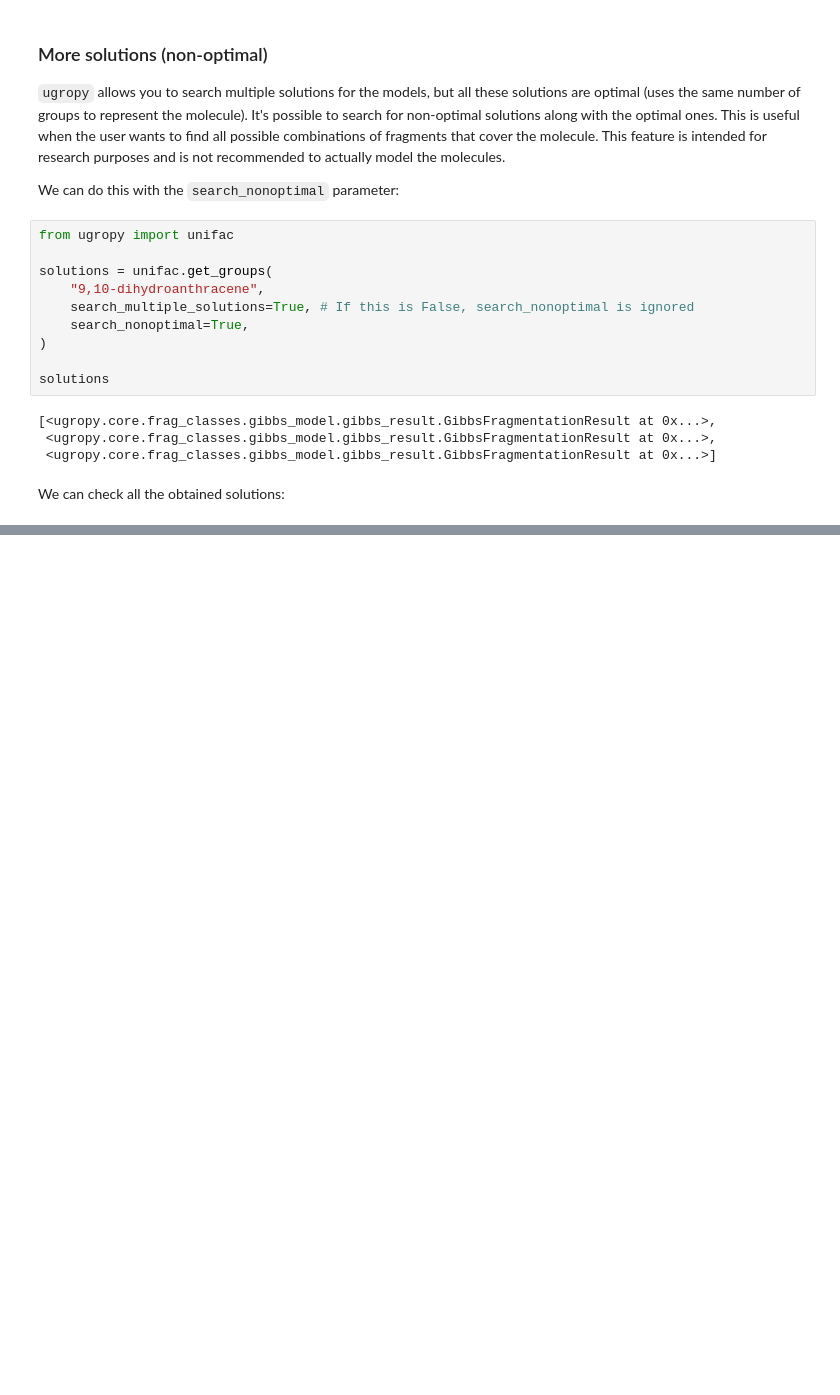
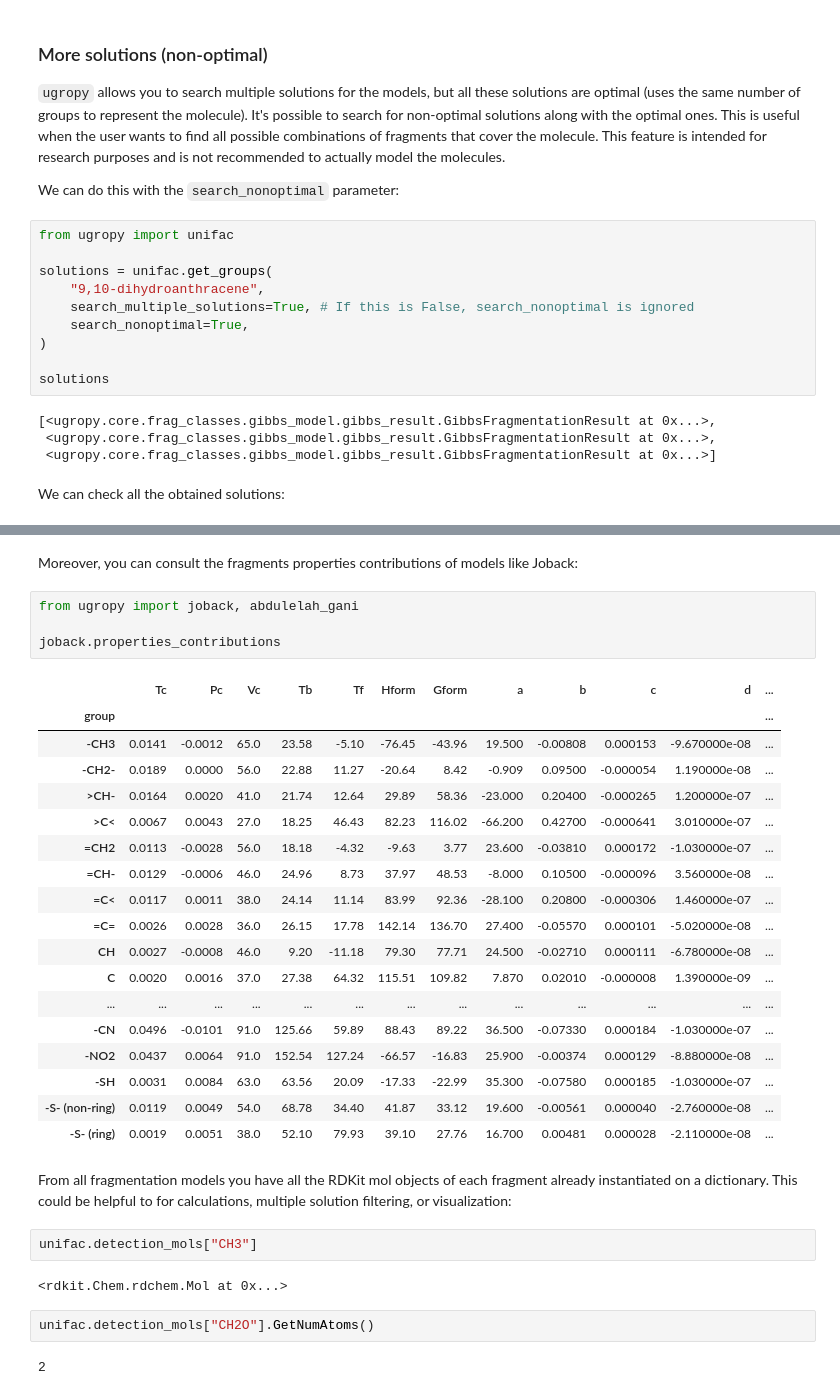
Before and after one commit to ipqa-research/ugropy, a Jupyter notebook: docs/source/tutorial/working_with_ugropy.ipynb, the cells around one changed output, grey strips where cells are left out. Drawn from its saved outputs; the diff is of its cells as text; blank space fills up the shorter version.

```diff
--- a/docs/source/tutorial/working_with_ugropy.ipynb
+++ b/docs/source/tutorial/working_with_ugropy.ipynb
@@ -162,0 +190,38 @@ capacity to also search for non-optimal solutions.
+# %% [markdown]
+Moreover, you can consult the fragments properties contributions of models
+like Joback:
+# %%
+from ugropy import joback, abdulelah_gani
+
+joback.properties_contributions
+# %% [output]
+|  | Tc | Pc | Vc | Tb | Tf | Hform | Gform | a | b | c | d | ... |
+| group |  |  |  |  |  |  |  |  |  |  |  | ... |
+| -CH3 | 0.0141 | -0.0012 | 65.0 | 23.58 | -5.10 | -76.45 | -43.96 | 19.500 | -0.00808 | 0.000153 | -9.670000e-08 | ... |
+| -CH2- | 0.0189 | 0.0000 | 56.0 | 22.88 | 11.27 | -20.64 | 8.42 | -0.909 | 0.09500 | -0.000054 | 1.190000e-08 | ... |
+| >CH- | 0.0164 | 0.0020 | 41.0 | 21.74 | 12.64 | 29.89 | 58.36 | -23.000 | 0.20400 | -0.000265 | 1.200000e-07 | ... |
+| >C< | 0.0067 | 0.0043 | 27.0 | 18.25 | 46.43 | 82.23 | 116.02 | -66.200 | 0.42700 | -0.000641 | 3.010000e-07 | ... |
+| =CH2 | 0.0113 | -0.0028 | 56.0 | 18.18 | -4.32 | -9.63 | 3.77 | 23.600 | -0.03810 | 0.000172 | -1.030000e-07 | ... |
+| =CH- | 0.0129 | -0.0006 | 46.0 | 24.96 | 8.73 | 37.97 | 48.53 | -8.000 | 0.10500 | -0.000096 | 3.560000e-08 | ... |
+| =C< | 0.0117 | 0.0011 | 38.0 | 24.14 | 11.14 | 83.99 | 92.36 | -28.100 | 0.20800 | -0.000306 | 1.460000e-07 | ... |
+| =C= | 0.0026 | 0.0028 | 36.0 | 26.15 | 17.78 | 142.14 | 136.70 | 27.400 | -0.05570 | 0.000101 | -5.020000e-08 | ... |
+| CH | 0.0027 | -0.0008 | 46.0 | 9.20 | -11.18 | 79.30 | 77.71 | 24.500 | -0.02710 | 0.000111 | -6.780000e-08 | ... |
+| C | 0.0020 | 0.0016 | 37.0 | 27.38 | 64.32 | 115.51 | 109.82 | 7.870 | 0.02010 | -0.000008 | 1.390000e-09 | ... |
+| ... | ... | ... | ... | ... | ... | ... | ... | ... | ... | ... | ... | ... |
+| -CN | 0.0496 | -0.0101 | 91.0 | 125.66 | 59.89 | 88.43 | 89.22 | 36.500 | -0.07330 | 0.000184 | -1.030000e-07 | ... |
+| -NO2 | 0.0437 | 0.0064 | 91.0 | 152.54 | 127.24 | -66.57 | -16.83 | 25.900 | -0.00374 | 0.000129 | -8.880000e-08 | ... |
+| -SH | 0.0031 | 0.0084 | 63.0 | 63.56 | 20.09 | -17.33 | -22.99 | 35.300 | -0.07580 | 0.000185 | -1.030000e-07 | ... |
+| -S- (non-ring) | 0.0119 | 0.0049 | 54.0 | 68.78 | 34.40 | 41.87 | 33.12 | 19.600 | -0.00561 | 0.000040 | -2.760000e-08 | ... |
+| -S- (ring) | 0.0019 | 0.0051 | 38.0 | 52.10 | 79.93 | 39.10 | 27.76 | 16.700 | 0.00481 | 0.000028 | -2.110000e-08 | ... |
+# %% [markdown]
+From all fragmentation models you have all the RDKit mol objects of each
+fragment already instantiated on a dictionary. This could be helpful to
+for calculations, multiple solution filtering, or visualization:
+# %%
+unifac.detection_mols["CH3"]
+# %% [output]
+<rdkit.Chem.rdchem.Mol at 0x...>
+# %%
+unifac.detection_mols["CH2O"].GetNumAtoms()
+# %% [output]
+2
```
Also changed, not shown: parts of 6 cells of this notebook, 5 other files.
